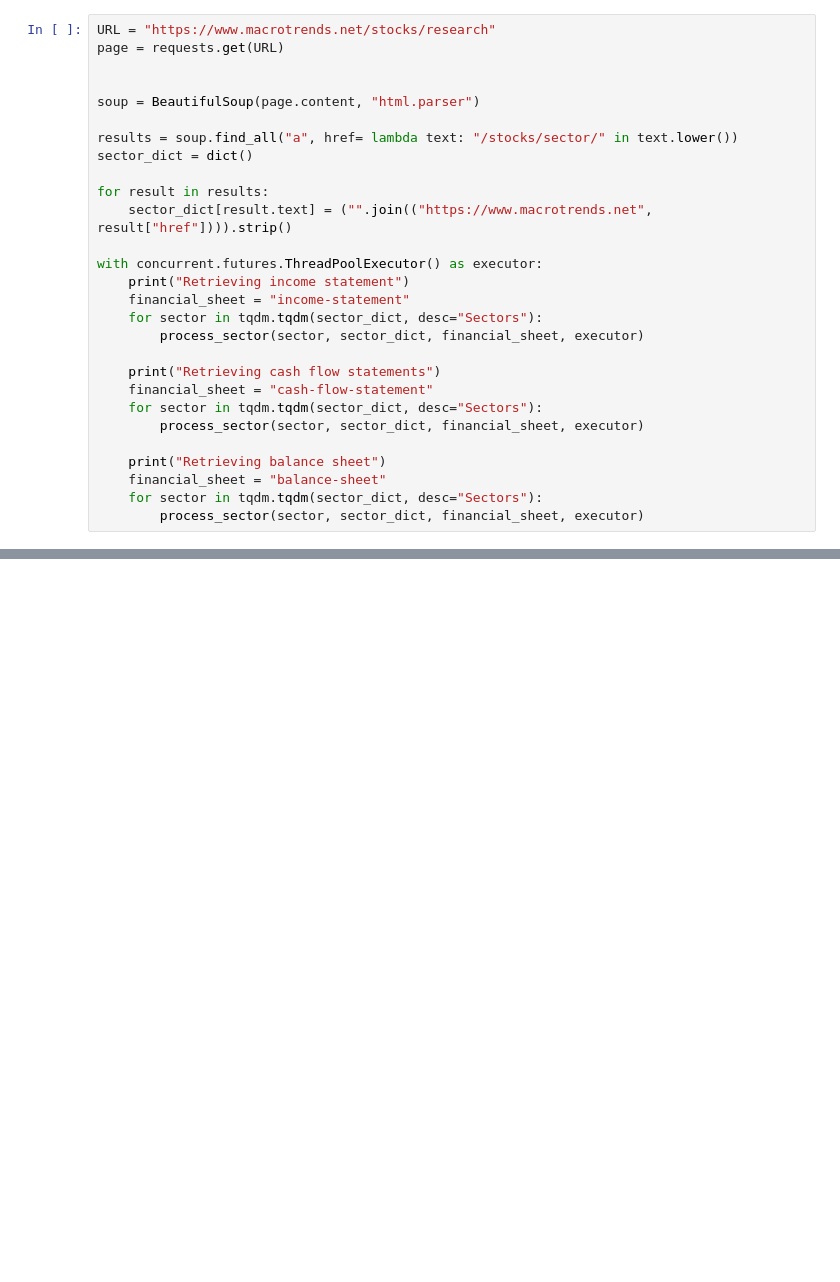
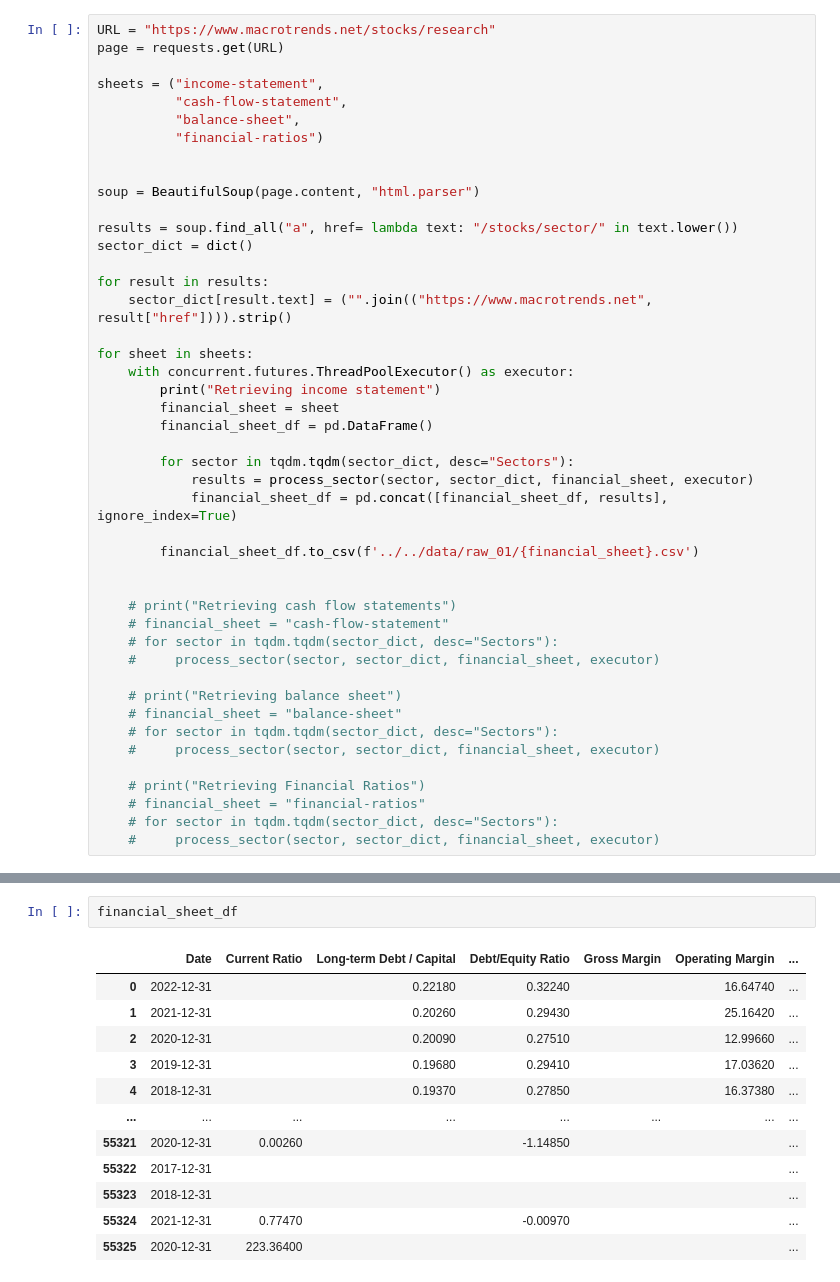
Before and after one commit to MAGRAP/marketsharegrowth, a Jupyter notebook: pipelines/extraction/prod.ipynb, the cells around one changed output, grey strips where cells are left out. Drawn from its saved outputs; the diff is of its cells as text; blank space fills up the shorter version.

```diff
--- a/pipelines/extraction/prod.ipynb
+++ b/pipelines/extraction/prod.ipynb
@@ -8,6 +17,11 @@ import requests
 # %%
 URL = "https://www.macrotrends.net/stocks/research"
 page = requests.get(URL)
+
+sheets = ("income-statement",
+          "cash-flow-statement",
+          "balance-sheet",
+          "financial-ratios")
 
 
 soup = BeautifulSoup(page.content, "html.parser")
@@ -18,20 +32,32 @@ sector_dict = dict()
 for result in results:
     sector_dict[result.text] = ("".join(("https://www.macrotrends.net", result["href"]))).strip()
 
-with concurrent.futures.ThreadPoolExecutor() as executor:
-    print("Retrieving income statement")
-    financial_sheet = "income-statement"
-    for sector in tqdm.tqdm(sector_dict, desc="Sectors"):
-        process_sector(sector, sector_dict, financial_sheet, executor)
+for sheet in sheets:
+    with concurrent.futures.ThreadPoolExecutor() as executor:
+        print("Retrieving income statement")
+        financial_sheet = sheet
+        financial_sheet_df = pd.DataFrame()
 
-    print("Retrieving cash flow statements")
-    financial_sheet = "cash-flow-statement"
-    for sector in tqdm.tqdm(sector_dict, desc="Sectors"):
-        process_sector(sector, sector_dict, financial_sheet, executor)
+        for sector in tqdm.tqdm(sector_dict, desc="Sectors"):
+            results = process_sector(sector, sector_dict, financial_sheet, executor)
+            financial_sheet_df = pd.concat([financial_sheet_df, results], ignore_index=True)
 
-    print("Retrieving balance sheet")
-    financial_sheet = "balance-sheet"
-    for sector in tqdm.tqdm(sector_dict, desc="Sectors"):
-        process_sector(sector, sector_dict, financial_sheet, executor)
+        financial_sheet_df.to_csv(f'../../data/raw_01/{financial_sheet}.csv')
+
+
+    # print("Retrieving cash flow statements")
+    # financial_sheet = "cash-flow-statement"
+    # for sector in tqdm.tqdm(sector_dict, desc="Sectors"):
+    #     process_sector(sector, sector_dict, financial_sheet, executor)
+
+    # print("Retrieving balance sheet")
+    # financial_sheet = "balance-sheet"
+    # for sector in tqdm.tqdm(sector_dict, desc="Sectors"):
+    #     process_sector(sector, sector_dict, financial_sheet, executor)
+
+    # print("Retrieving Financial Ratios")
+    # financial_sheet = "financial-ratios"
+    # for sector in tqdm.tqdm(sector_dict, desc="Sectors"):
+    #     process_sector(sector, sector_dict, financial_sheet, executor)
 # %% [output]
 Retrieving income statement
@@ -90,0 +135,15 @@ ERROR:root:Error occurred for TMTC: 'NoneType' object has no attribute 'groups'
+# %%
+financial_sheet_df
+# %% [output]
+|  | Date | Current Ratio | Long-term Debt / Capital | Debt/Equity Ratio | Gross Margin | Operating Margin | ... |
+| 0 | 2022-12-31 |  | 0.22180 | 0.32240 |  | 16.64740 | ... |
+| 1 | 2021-12-31 |  | 0.20260 | 0.29430 |  | 25.16420 | ... |
+| 2 | 2020-12-31 |  | 0.20090 | 0.27510 |  | 12.99660 | ... |
+| 3 | 2019-12-31 |  | 0.19680 | 0.29410 |  | 17.03620 | ... |
+| 4 | 2018-12-31 |  | 0.19370 | 0.27850 |  | 16.37380 | ... |
+| ... | ... | ... | ... | ... | ... | ... | ... |
+| 55321 | 2020-12-31 | 0.00260 |  | -1.14850 |  |  | ... |
+| 55322 | 2017-12-31 |  |  |  |  |  | ... |
+| 55323 | 2018-12-31 |  |  |  |  |  | ... |
+| 55324 | 2021-12-31 | 0.77470 |  | -0.00970 |  |  | ... |
+| 55325 | 2020-12-31 | 223.36400 |  |  |  |  | ... |
```
Also changed, not shown: parts of 17 cells of this notebook, 1 other file.
